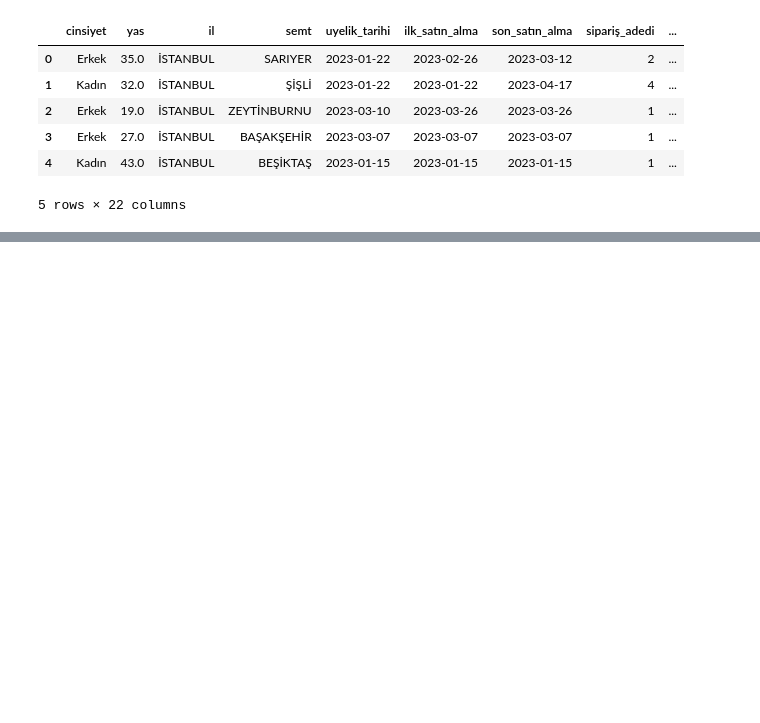
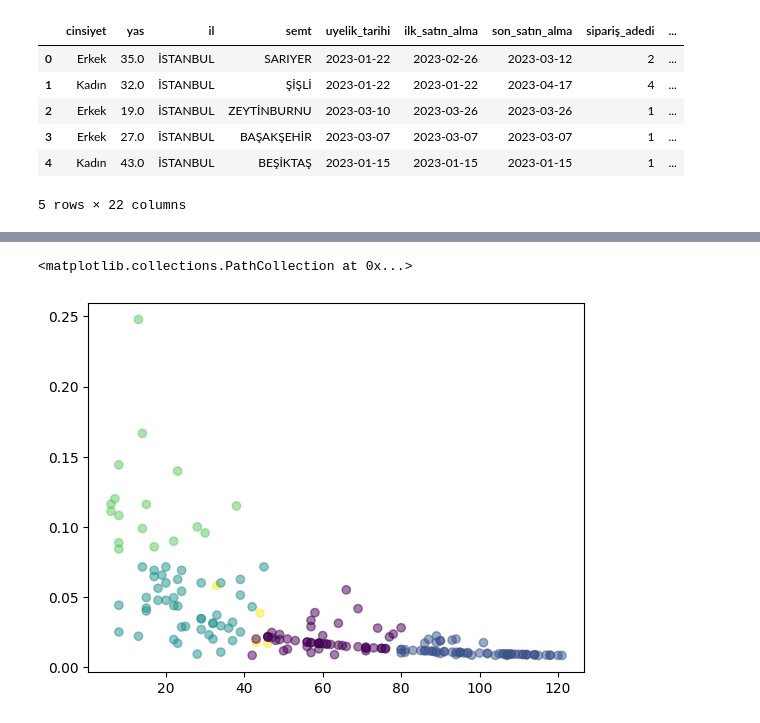
Before and after one commit to OFAslan/Python_Simple_Projects, a Jupyter notebook: YS_ADS_June14.ipynb, the cells around one changed output, grey strips where cells are left out. Drawn from its saved outputs; the diff is of its cells as text; code cells hidden in the pictures; blank space fills up the shorter version.

```diff
--- a/YS_ADS_June14.ipynb
+++ b/YS_ADS_June14.ipynb
@@ -293,0 +370,5 @@ data.head()
+# %%
+clusterer5 = KMeans(n_clusters=5, n_init="auto", random_state=10)
+cluster_labels = clusterer5.fit_predict(X_scaled)
+# %%
+data["cluster"] = cluster_labels
@@ -293,0 +386,5 @@ data.head()
+# %%
+plt.scatter(data["Recency"],data["Frequency"], c=data["cluster"], alpha=0.5)
+# %% [output]
+<matplotlib.collections.PathCollection at 0x...>
+[figure, added]
```
Also changed, not shown: parts of 10 cells of this notebook.
